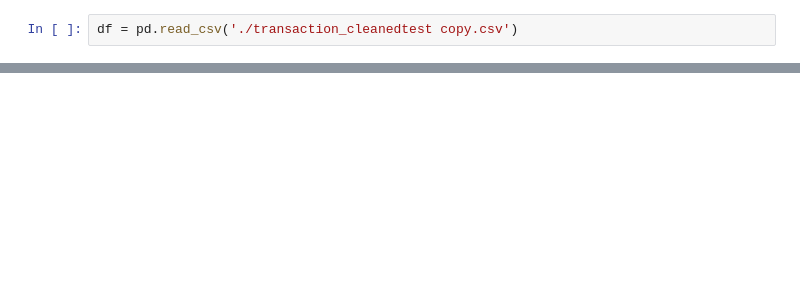
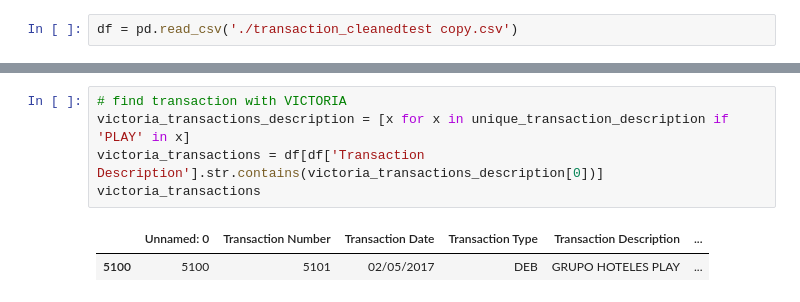
Before and after one commit to TomTomMao/summer-project-msc, a Jupyter notebook: pythonServer/data/data.ipynb, the cells around one changed output, grey strips where cells are left out. Drawn from its saved outputs; the diff is of its cells as text; blank space fills up the shorter version.

```diff
--- a/pythonServer/data/data.ipynb
+++ b/pythonServer/data/data.ipynb
@@ -24,0 +164,8 @@ df.groupby('Transaction Date').count().sort_values(by='Transaction Number', asce
+# %%
+# find transaction with VICTORIA
+victoria_transactions_description = [x for x in unique_transaction_description if 'PLAY' in x]
+victoria_transactions = df[df['Transaction Description'].str.contains(victoria_transactions_description[0])]
+victoria_transactions
+# %% [output]
+|  | Unnamed: 0 | Transaction Number | Transaction Date | Transaction Type | Transaction Description | ... |
+| 5100 | 5100 | 5101 | 02/05/2017 | DEB | GRUPO HOTELES PLAY | ... |
```
Also changed, not shown: parts of 14 cells of this notebook, 1 other file.
